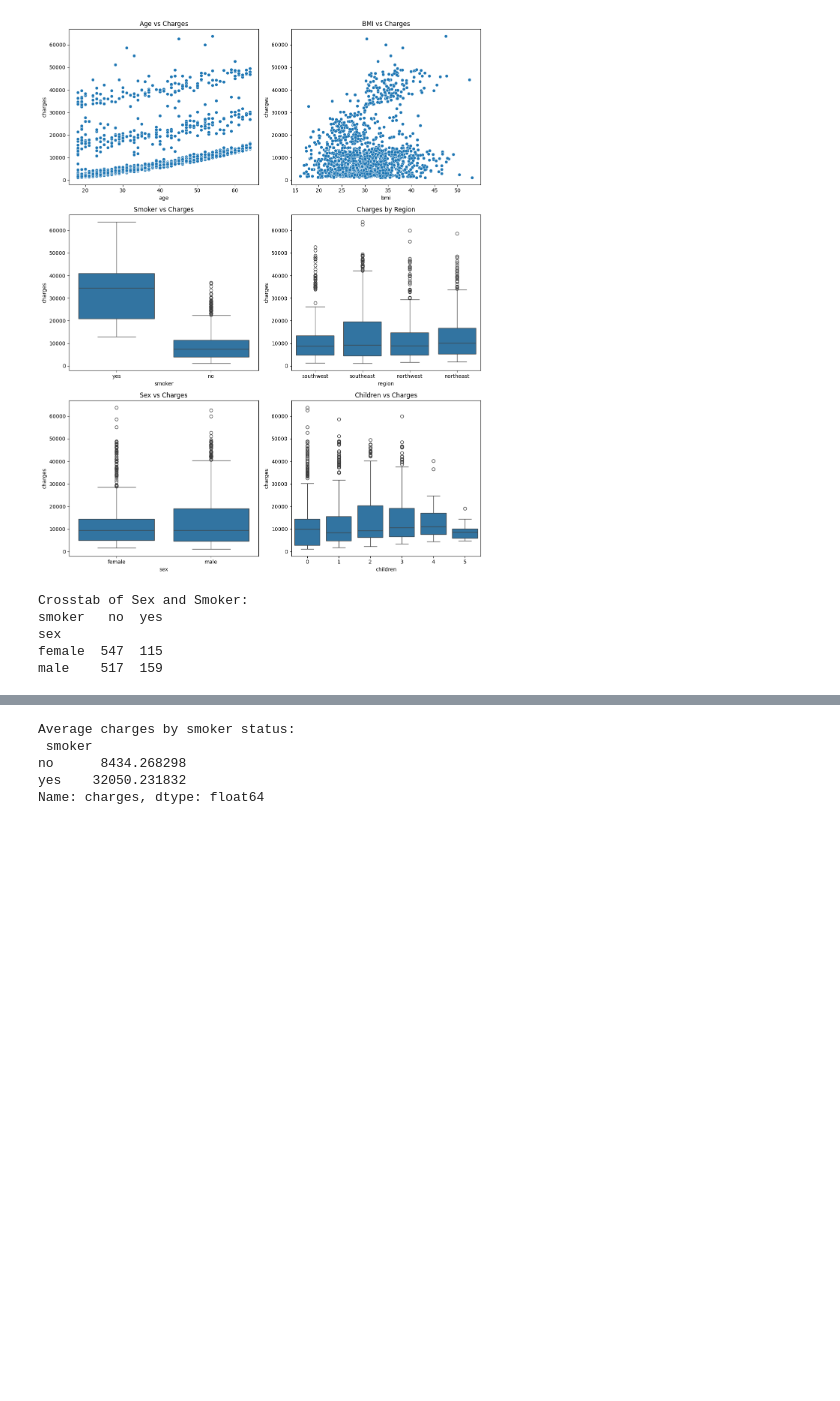
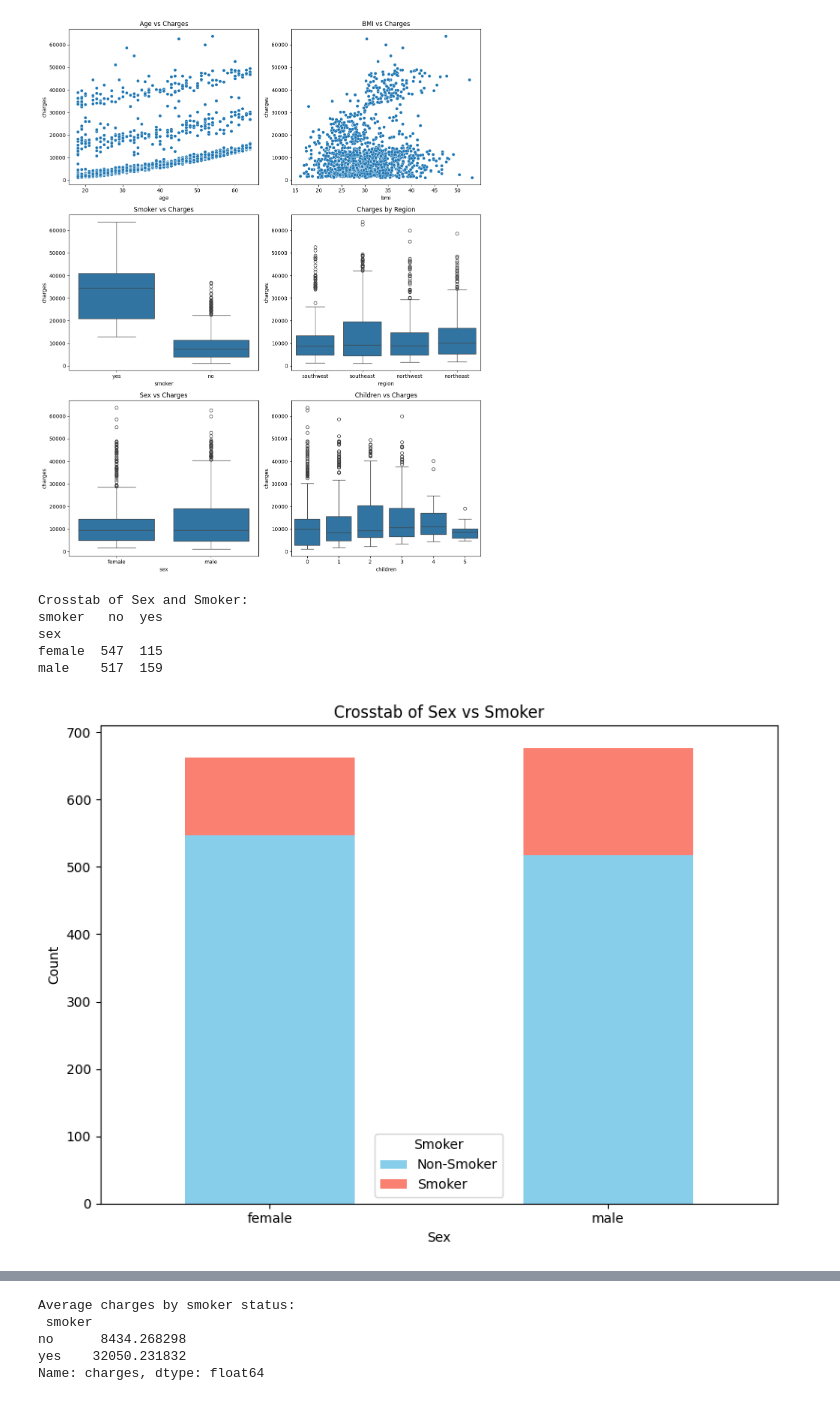
Before and after one commit to biswajit-github-2022/RKMVERI_3RD, a Jupyter notebook: class/Econometry_and_Finance/Econometrics/project/new.ipynb, the cells around one changed output, grey strips where cells are left out. Saved outputs shown, nothing was run; the diff lists cells and outputs as text; code cells hidden in the pictures; blank space fills up the shorter version.

```diff
--- a/class/Econometry_and_Finance/Econometrics/project/new.ipynb
+++ b/class/Econometry_and_Finance/Econometrics/project/new.ipynb
@@ -256,13 +254,35 @@ plt.tight_layout()
 plt.show()
 # %% [output]
 [figure]
-# %%
-# Crosstab: Sex vs Smoker
-print("\nCrosstab of Sex and Smoker:")
-print(pd.crosstab(data['sex'], data['smoker']))
-# %% [output]
-Crosstab of Sex and Smoker:
-smoker   no  yes
-sex
-female  547  115
-male    517  159
+# %%
+import pandas as pd
+import matplotlib.pyplot as plt
+
+# Crosstab: Sex vs Smoker
+print("\nCrosstab of Sex and Smoker:")
+print(pd.crosstab(data['sex'], data['smoker']))
+
+
+# Assuming `data` is your DataFrame
+crosstab = pd.crosstab(data['sex'], data['smoker'])
+
+# Plotting the crosstab result
+crosstab.plot(kind='bar', stacked=True, color=['skyblue', 'salmon'], figsize=(8, 6))
+
+# Adding labels and title
+plt.title('Crosstab of Sex vs Smoker')
+plt.xlabel('Sex')
+plt.ylabel('Count')
+plt.xticks(rotation=0)  # Keep the x-axis labels horizontal
+plt.legend(title='Smoker', labels=['Non-Smoker', 'Smoker'])
+plt.tight_layout()
+
+# Show the plot
+plt.show()
+# %% [output]
+Crosstab of Sex and Smoker:
+smoker   no  yes
+sex
+female  547  115
+male    517  159
+[figure, added]
```
Also changed, not shown: parts of 4 cells of this notebook, 1 other file.
